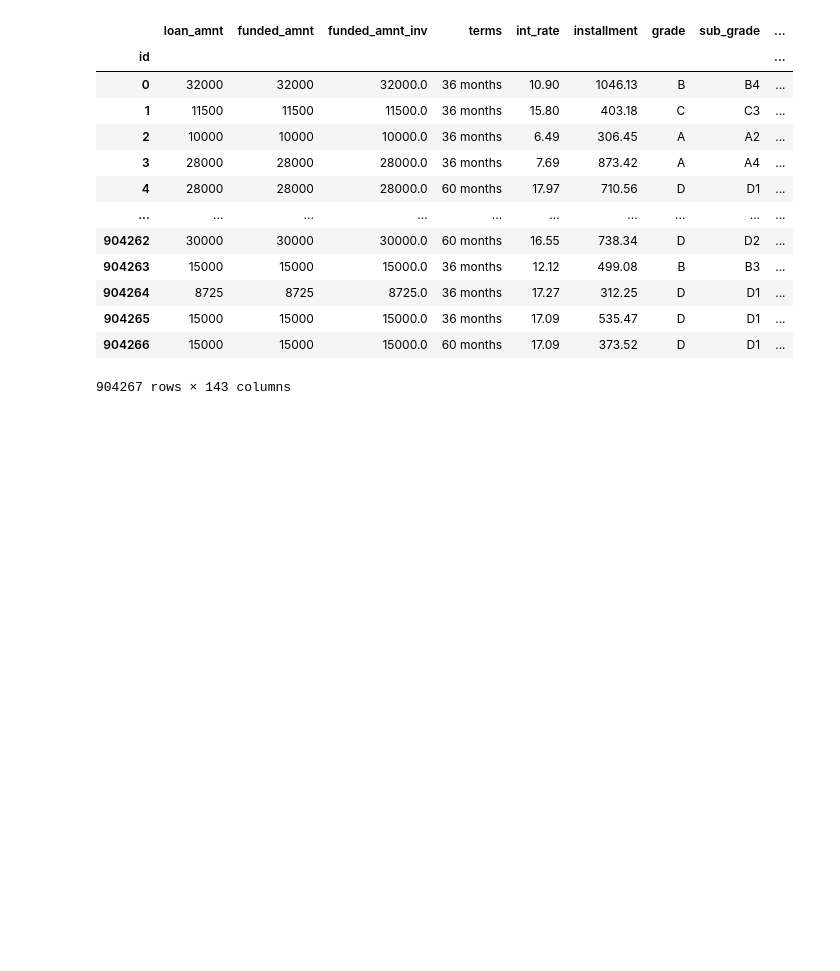
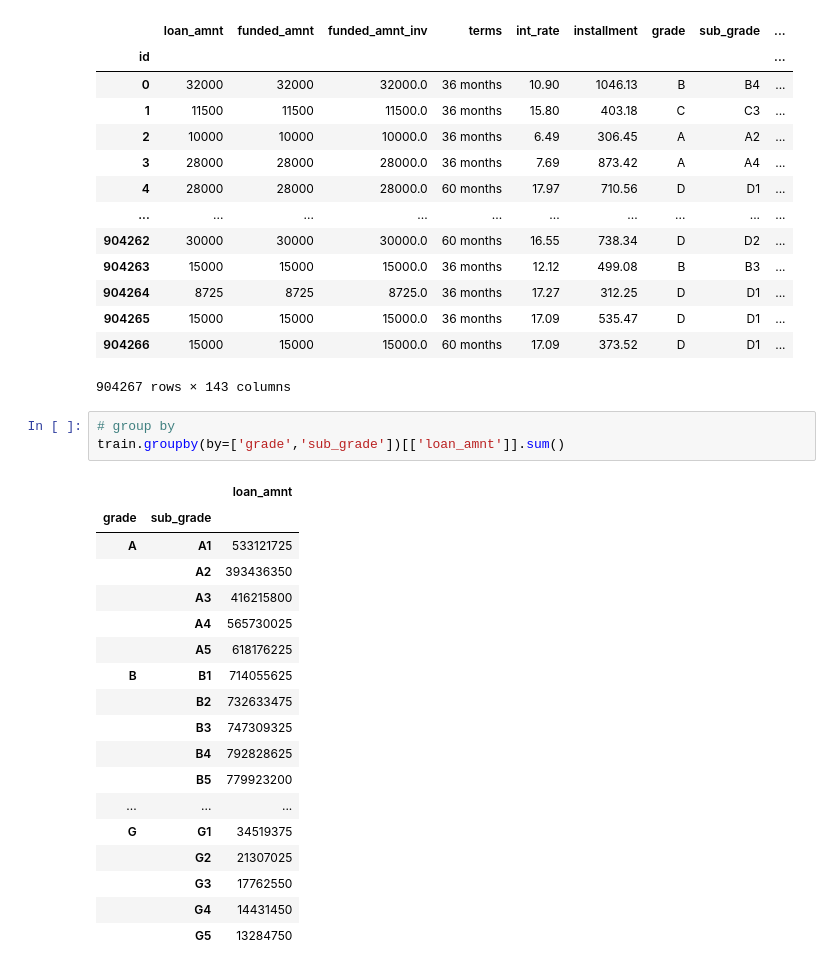
Before and after one commit to ashen007/pandas_data_analysis, a Jupyter notebook: v_2/c_3.ipynb, the cells around one changed output. Drawn from its saved outputs; the diff is of its cells as text; blank space fills up the shorter version.

Commit message:
group by

```diff
--- a/v_2/c_3.ipynb
+++ b/v_2/c_3.ipynb
@@ -66,3 +66,25 @@ train
 | 904265 | 15000 | 15000 | 15000.0 | 36 months | 17.09 | 535.47 | D | D1 | ... |
 | 904266 | 15000 | 15000 | 15000.0 | 60 months | 17.09 | 373.52 | D | D1 | ... |
 904267 rows × 143 columns
+# %%
+# group by
+train.groupby(by=['grade','sub_grade'])[['loan_amnt']].sum()
+# %% [output]
+|  |  | loan_amnt |
+| grade | sub_grade |  |
+| A | A1 | 533121725 |
+|  | A2 | 393436350 |
+|  | A3 | 416215800 |
+|  | A4 | 565730025 |
+|  | A5 | 618176225 |
+| B | B1 | 714055625 |
+|  | B2 | 732633475 |
+|  | B3 | 747309325 |
+|  | B4 | 792828625 |
+|  | B5 | 779923200 |
+| ... | ... | ... |
+| G | G1 | 34519375 |
+|  | G2 | 21307025 |
+|  | G3 | 17762550 |
+|  | G4 | 14431450 |
+|  | G5 | 13284750 |
```
Also changed, not shown: parts of 2 cells of this notebook.
